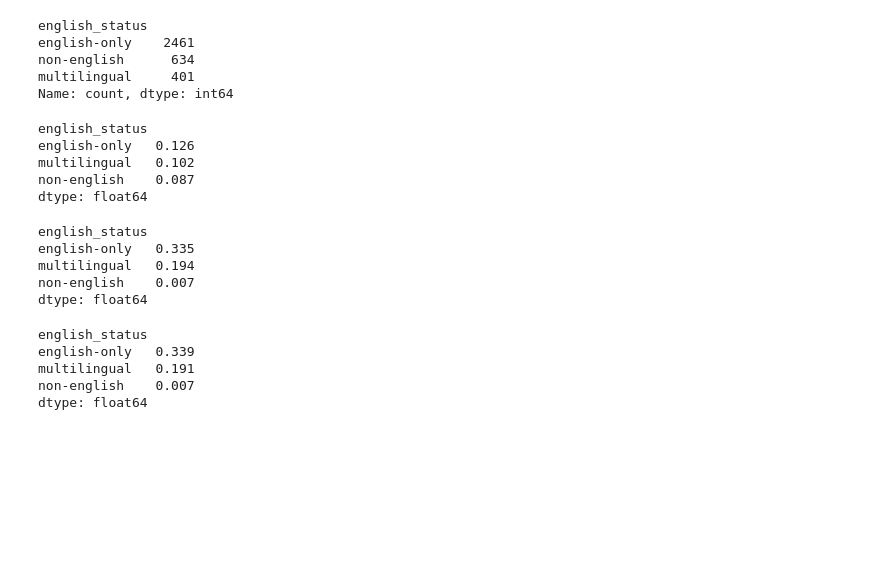
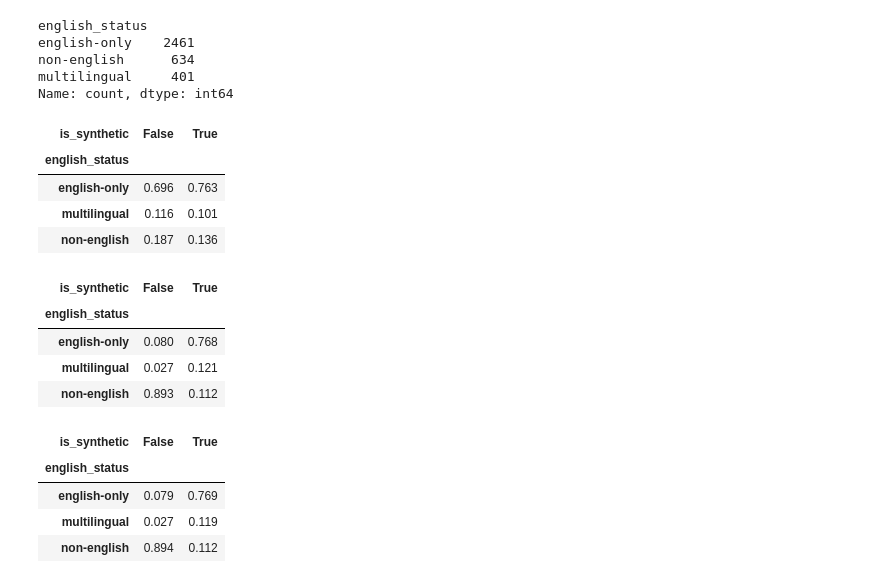
Before and after one commit to Data-Provenance-Initiative/Data-Provenance-Collection, a Jupyter notebook: src/analysis/synthetic_data_analysis.ipynb, the cells around one changed output. Saved outputs shown, nothing was run; the diff lists cells and outputs as text; code cells hidden in the pictures; blank space fills up the shorter version.

Commit message:
tweak synthetic data analysis

```diff
--- a/src/analysis/synthetic_data_analysis.ipynb
+++ b/src/analysis/synthetic_data_analysis.ipynb
@@ -645,33 +631,33 @@ Name: count, dtype: int64
 # %%
 est = tmp.groupby(['is_synthetic', 'english_status']).size().unstack(0)
 
-est[True] / (est[False] + est[True])
+est / est.sum(axis=0)
 # %% [output]
-english_status
-english-only   0.126
-multilingual   0.102
-non-english    0.087
-dtype: float64
+| is_synthetic | False | True |
+| english_status |  |  |
+| english-only | 0.696 | 0.763 |
+| multilingual | 0.116 | 0.101 |
+| non-english | 0.187 | 0.136 |
 # %%
 est = tmp.groupby(['is_synthetic', 'english_status'])['Total Tokens'].sum().unstack(0)
 
-est[True] / (est[False] + est[True])
+est / est.sum(axis=0)
 # %% [output]
-english_status
-english-only   0.335
-multilingual   0.194
-non-english    0.007
-dtype: float64
+| is_synthetic | False | True |
+| english_status |  |  |
+| english-only | 0.080 | 0.768 |
+| multilingual | 0.027 | 0.121 |
+| non-english | 0.893 | 0.112 |
 # %%
 tmp_recent = tmp.loc[tmp['Year Released'] >= 2016].copy()
 tmp_recent['synthetic_total_tokens'] = tmp_recent['is_synthetic'] * tmp_recent['Total Tokens']
 
 est = tmp_recent.groupby(['is_synthetic', 'english_status'])['Total Tokens'].sum().unstack(0)
 
-est[True] / (est[False] + est[True])
+est / est.sum(axis=0)
 # %% [output]
-english_status
-english-only   0.339
-multilingual   0.191
-non-english    0.007
-dtype: float64
+| is_synthetic | False | True |
+| english_status |  |  |
+| english-only | 0.079 | 0.769 |
+| multilingual | 0.027 | 0.119 |
+| non-english | 0.894 | 0.112 |
```
Also changed, not shown: parts of 8 cells of this notebook.
